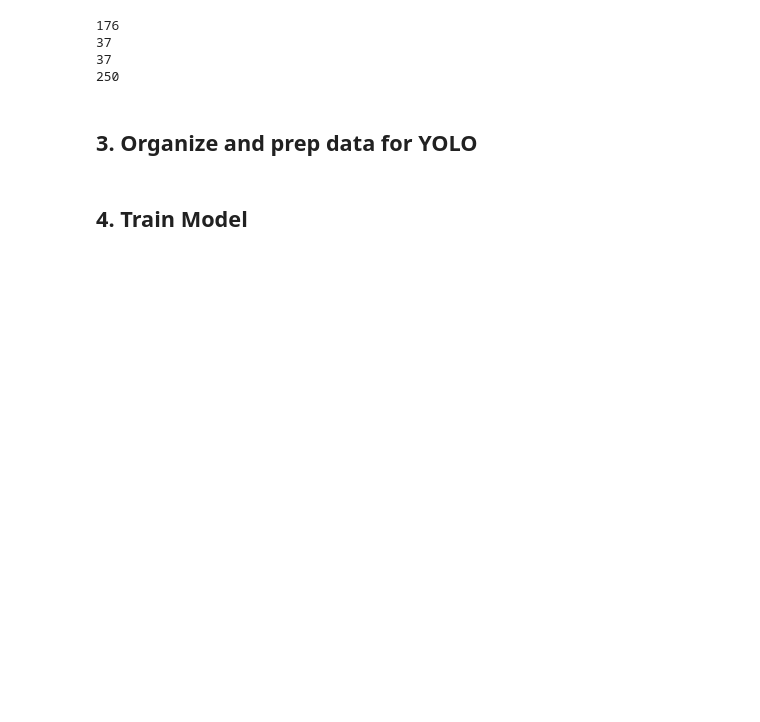
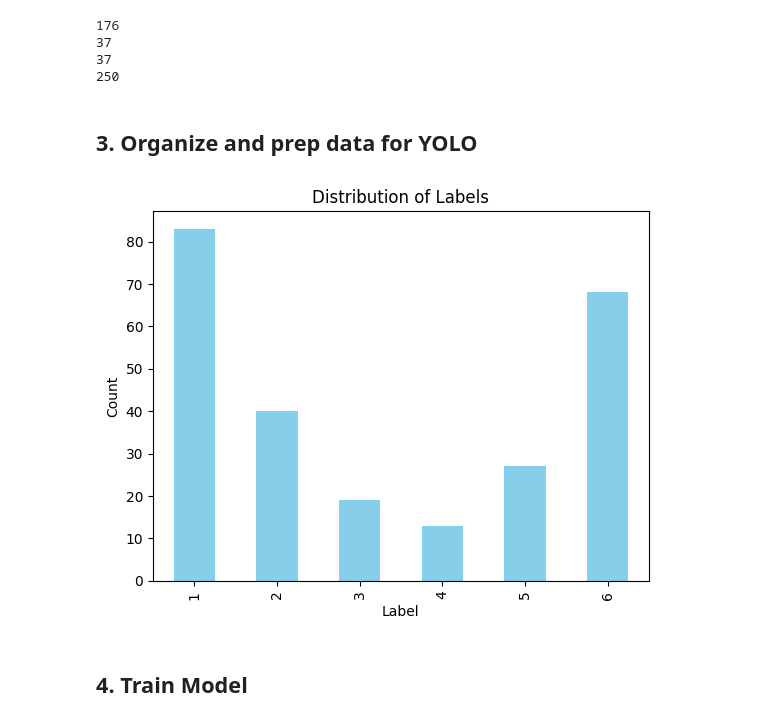
Before and after one commit to AlexLeeVT/DiceRollDetection, a Jupyter notebook: Dice_Detection.ipynb, the cells around one changed output. Cells and saved outputs as stored; diff of their text form; code cells hidden in the pictures; blank space fills up the shorter version.

Commit message:
Added chart for data imbalance

```diff
--- a/Dice_Detection.ipynb
+++ b/Dice_Detection.ipynb
@@ -109,6 +109,23 @@ valid_start = train_size
 valid_end = valid_start + valid_size
 for i in range(valid_start, valid_end):
     copy_files(i, './datasets/valid', anotation_files)
+# %%
+labels = []
+for file in anotation_files:
+    with open(file, 'r') as f:
+        content = f.read()
+        label = content.split(' ')[0]
+        labels.append(int(label) + 1)
+
+# Create a bar chart of labels
+label_counts = pd.Series(labels).value_counts().sort_index()
+label_counts.plot(kind='bar', color='skyblue')
+plt.xlabel('Label')
+plt.ylabel('Count')
+plt.title('Distribution of Dice Labels')
+plt.show()
+# %% [output]
+[figure, added]
 # %%
 import yaml
 
```
Also changed, not shown: 8 other files.
